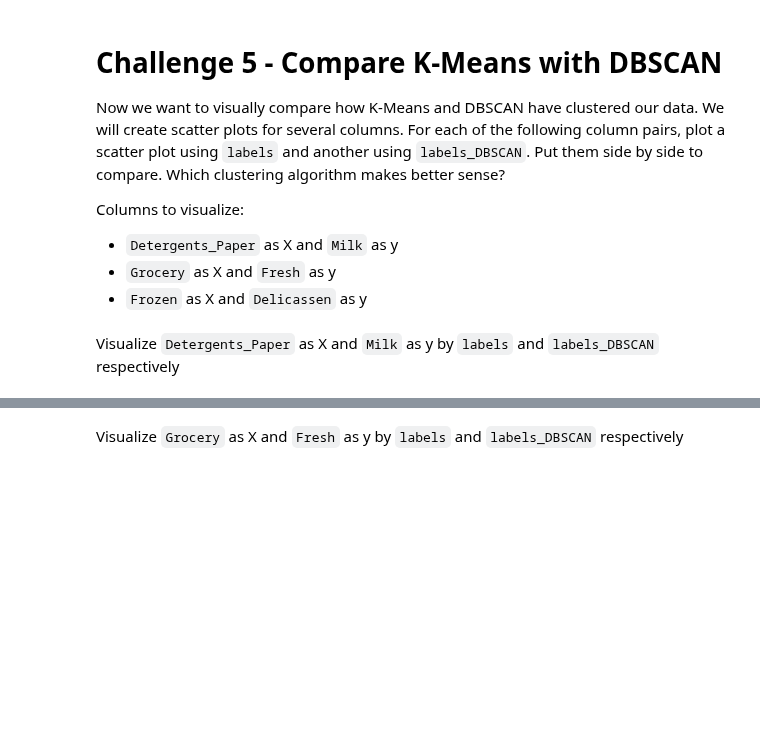
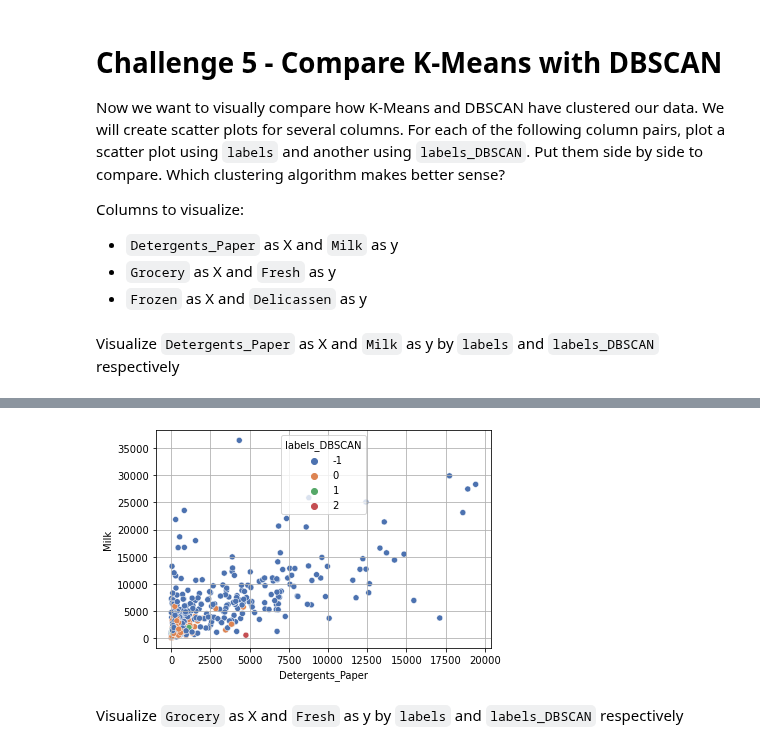
Before and after one commit to ironhack-datalabs/datamad1020, a Jupyter notebook: module-3/lab-unsupervised-learning/your-code/main.ipynb, the cells around one changed output, grey strips where cells are left out. Saved outputs shown, nothing was run; the diff lists cells and outputs as text; code cells hidden in the pictures; blank space fills up the shorter version.

```diff
--- a/module-3/lab-unsupervised-learning/your-code/main.ipynb
+++ b/module-3/lab-unsupervised-learning/your-code/main.ipynb
@@ -206,2 +240,7 @@ Visualize `Detergents_Paper` as X and `Milk` as y by `labels` and `labels_DBSCAN
+# %%
+plt.grid()
+sns.scatterplot(customers["Detergents_Paper"],customers["Milk"], hue=customers["labels_DBSCAN"], palette="deep");
+# %% [output]
+[figure, added]
 # %% [markdown]
 Visualize `Grocery` as X and `Fresh` as y by `labels` and `labels_DBSCAN` respectively
```
Also changed, not shown: parts of 31 cells of this notebook.
